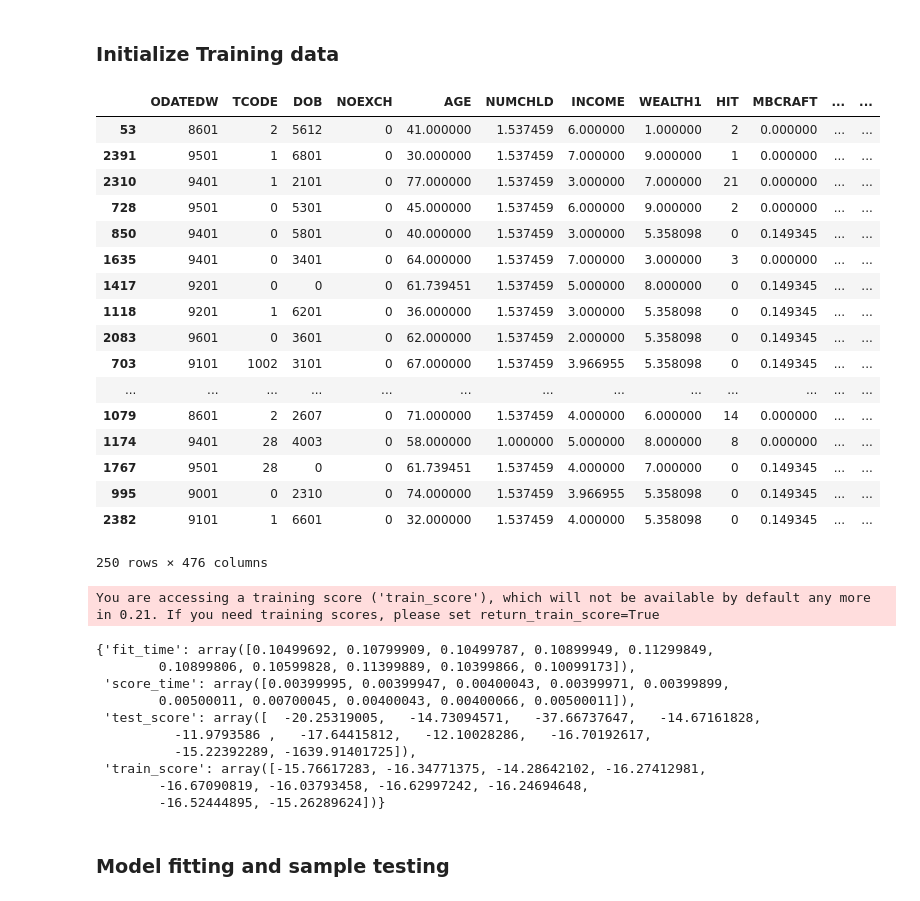
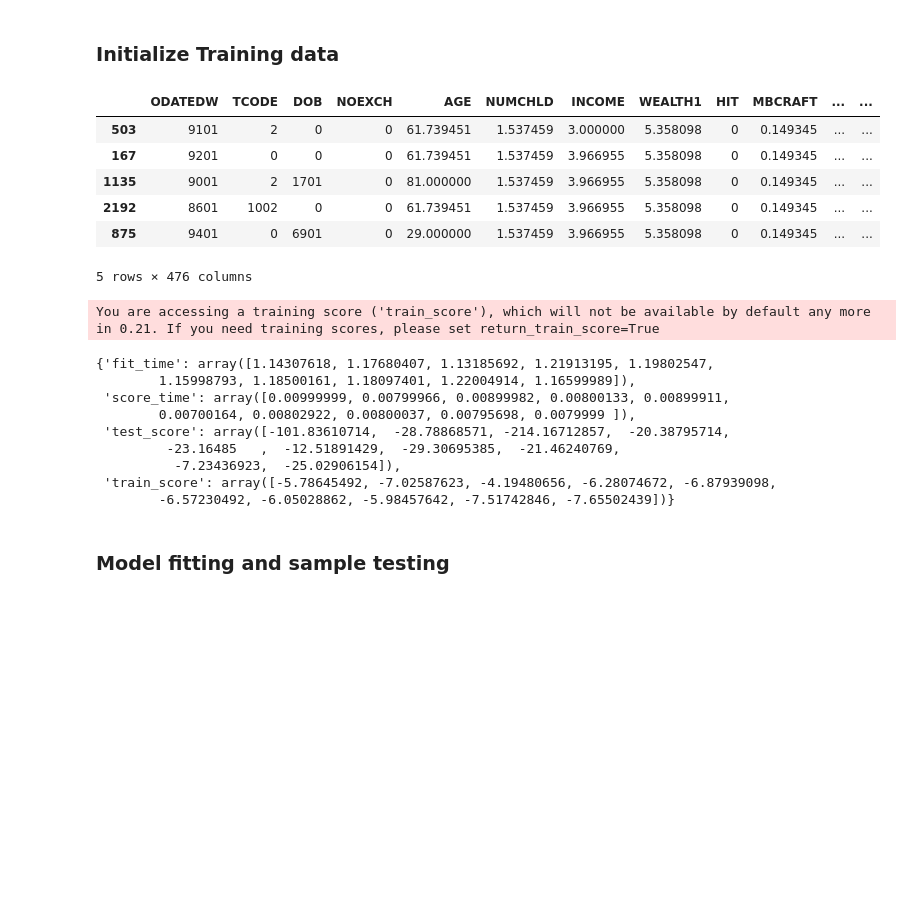
Before and after one commit to freecraver/ML-fun, a Jupyter notebook: kdd/kdd.ipynb, the cells around one changed output. Saved outputs shown, nothing was run; the diff lists cells and outputs as text; code cells hidden in the pictures; blank space fills up the shorter version.

```diff
--- a/kdd/kdd.ipynb
+++ b/kdd/kdd.ipynb
@@ -229,49 +224,57 @@ X_train, X_test, y_train, y_test = train_test_split(df_vars, df_class, test_size
+# %%
+df_mixedvars = df_train
+
+df_mixedvars = df_mixedvars.loc[:, df_mixedvars.columns != 'TARGET_D']
+df_mixedvars = df_mixedvars.loc[:, df_mixedvars.columns != 'TARGET_CLASS']
+df_mixedvars = df_mixedvars.loc[:, df_mixedvars.columns != 'CONTROLN']
+df_mixedclass = df_train['TARGET_D']
+
+df_vars = df_train[df_train['TARGET_CLASS']==1]
+df_class = df_vars['TARGET_D']
+df_id = df_vars['CONTROLN']
+df_vars = df_vars.loc[:, df_vars.columns != 'TARGET_D']
+df_vars = df_vars.loc[:, df_vars.columns != 'TARGET_CLASS']
+df_vars = df_vars.loc[:, df_vars.columns != 'CONTROLN']
+
+
+
+X_train, X_test, y_train, y_test = train_test_split(df_vars, df_class, test_size=test_set_ratio, random_state=0)
+X2_train, X2_test, y2_train, y2_test = train_test_split(df_mixedvars, df_mixedclass, test_size=test_set_ratio, random_state=0)
 # %%
-X_test
+X_test.head(5)
 # %% [output]
 |  | ODATEDW | TCODE | DOB | NOEXCH | AGE | NUMCHLD | INCOME | WEALTH1 | HIT | MBCRAFT | ... | ... |
-| 53 | 8601 | 2 | 5612 | 0 | 41.000000 | 1.537459 | 6.000000 | 1.000000 | 2 | 0.000000 | ... | ... |
-| 2391 | 9501 | 1 | 6801 | 0 | 30.000000 | 1.537459 | 7.000000 | 9.000000 | 1 | 0.000000 | ... | ... |
-| 2310 | 9401 | 1 | 2101 | 0 | 77.000000 | 1.537459 | 3.000000 | 7.000000 | 21 | 0.000000 | ... | ... |
-| 728 | 9501 | 0 | 5301 | 0 | 45.000000 | 1.537459 | 6.000000 | 9.000000 | 2 | 0.000000 | ... | ... |
-| 850 | 9401 | 0 | 5801 | 0 | 40.000000 | 1.537459 | 3.000000 | 5.358098 | 0 | 0.149345 | ... | ... |
-| 1635 | 9401 | 0 | 3401 | 0 | 64.000000 | 1.537459 | 7.000000 | 3.000000 | 3 | 0.000000 | ... | ... |
-| 1417 | 9201 | 0 | 0 | 0 | 61.739451 | 1.537459 | 5.000000 | 8.000000 | 0 | 0.149345 | ... | ... |
-| 1118 | 9201 | 1 | 6201 | 0 | 36.000000 | 1.537459 | 3.000000 | 5.358098 | 0 | 0.149345 | ... | ... |
-| 2083 | 9601 | 0 | 3601 | 0 | 62.000000 | 1.537459 | 2.000000 | 5.358098 | 0 | 0.149345 | ... | ... |
-| 703 | 9101 | 1002 | 3101 | 0 | 67.000000 | 1.537459 | 3.966955 | 5.358098 | 0 | 0.149345 | ... | ... |
-| ... | ... | ... | ... | ... | ... | ... | ... | ... | ... | ... | ... | ... |
-| 1079 | 8601 | 2 | 2607 | 0 | 71.000000 | 1.537459 | 4.000000 | 6.000000 | 14 | 0.000000 | ... | ... |
-| 1174 | 9401 | 28 | 4003 | 0 | 58.000000 | 1.000000 | 5.000000 | 8.000000 | 8 | 0.000000 | ... | ... |
-| 1767 | 9501 | 28 | 0 | 0 | 61.739451 | 1.537459 | 4.000000 | 7.000000 | 0 | 0.149345 | ... | ... |
-| 995 | 9001 | 0 | 2310 | 0 | 74.000000 | 1.537459 | 3.966955 | 5.358098 | 0 | 0.149345 | ... | ... |
-| 2382 | 9101 | 1 | 6601 | 0 | 32.000000 | 1.537459 | 4.000000 | 5.358098 | 0 | 0.149345 | ... | ... |
+| 503 | 9101 | 2 | 0 | 0 | 61.739451 | 1.537459 | 3.000000 | 5.358098 | 0 | 0.149345 | ... | ... |
+| 167 | 9201 | 0 | 0 | 0 | 61.739451 | 1.537459 | 3.966955 | 5.358098 | 0 | 0.149345 | ... | ... |
+| 1135 | 9001 | 2 | 1701 | 0 | 81.000000 | 1.537459 | 3.966955 | 5.358098 | 0 | 0.149345 | ... | ... |
+| 2192 | 8601 | 1002 | 0 | 0 | 61.739451 | 1.537459 | 3.966955 | 5.358098 | 0 | 0.149345 | ... | ... |
+| 875 | 9401 | 0 | 6901 | 0 | 29.000000 | 1.537459 | 3.966955 | 5.358098 | 0 | 0.149345 | ... | ... |
-250 rows × 476 columns
+5 rows × 476 columns
 # %%
 from sklearn import linear_model
 from sklearn import tree
 from sklearn.ensemble import RandomForestRegressor, AdaBoostRegressor
 from sklearn.cross_decomposition import PLSRegression
 
+#reg = linear_model.LinearRegression()
 #reg = tree.DecisionTreeRegressor(min_samples_split=20)
-#reg = linear_model.ElasticNet()
-#reg = RandomForestRegressor(n_estimators=100)
-#reg = linear_model.LinearRegression(normalize=True)
-reg = PLSRegression()
+#reg = linear_model.ElasticNet(max_iter=100000)
+reg = RandomForestRegressor(n_estimators=100)
+
+#reg = PLSRegression()
 scores = cross_validate(reg, df_vars, df_class, cv=10, scoring='neg_mean_squared_error')
 scores
 # %% [output]
 You are accessing a training score ('train_score'), which will not be available by default any more in 0.21. If you need training scores, please set return_train_score=True
-{'fit_time': array([0.10499692, 0.10799909, 0.10499787, 0.10899949, 0.11299849,
-        0.10899806, 0.10599828, 0.11399889, 0.10399866, 0.10099173]),
- 'score_time': array([0.00399995, 0.00399947, 0.00400043, 0.00399971, 0.00399899,
-        0.00500011, 0.00700045, 0.00400043, 0.00400066, 0.00500011]),
- 'test_score': array([  -20.25319005,   -14.73094571,   -37.66737647,   -14.67161828,
-          -11.9793586 ,   -17.64415812,   -12.10028286,   -16.70192617,
-          -15.22392289, -1639.91401725]),
- 'train_score': array([-15.76617283, -16.34771375, -14.28642102, -16.27412981,
-        -16.67090819, -16.03793458, -16.62997242, -16.24694648,
-        -16.52444895, -15.26289624])}
+{'fit_time': array([1.14307618, 1.17680407, 1.13185692, 1.21913195, 1.19802547,
+        1.15998793, 1.18500161, 1.18097401, 1.22004914, 1.16599989]),
+ 'score_time': array([0.00999999, 0.00799966, 0.00899982, 0.00800133, 0.00899911,
+        0.00700164, 0.00802922, 0.00800037, 0.00795698, 0.0079999 ]),
+ 'test_score': array([-101.83610714,  -28.78868571, -214.16712857,  -20.38795714,
+         -23.16485   ,  -12.51891429,  -29.30695385,  -21.46240769,
+          -7.23436923,  -25.02906154]),
+ 'train_score': array([-5.78645492, -7.02587623, -4.19480656, -6.28074672, -6.87939098,
+        -6.57230492, -6.05028862, -5.98457642, -7.51742846, -7.65502439])}
 # %% [markdown]
 ### Model fitting and sample testing
 # %%
```
Also changed, not shown: parts of 12 cells of this notebook, 54 other files.
